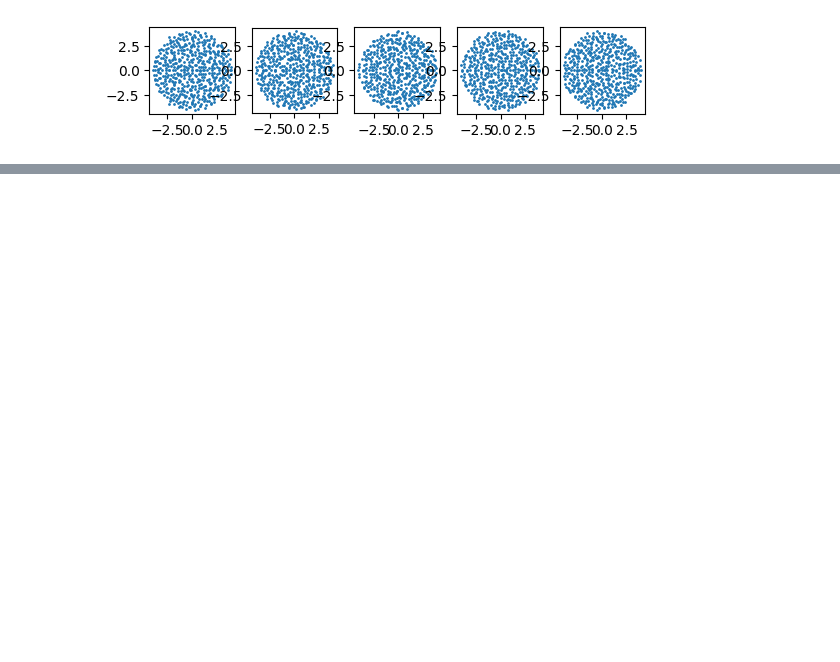
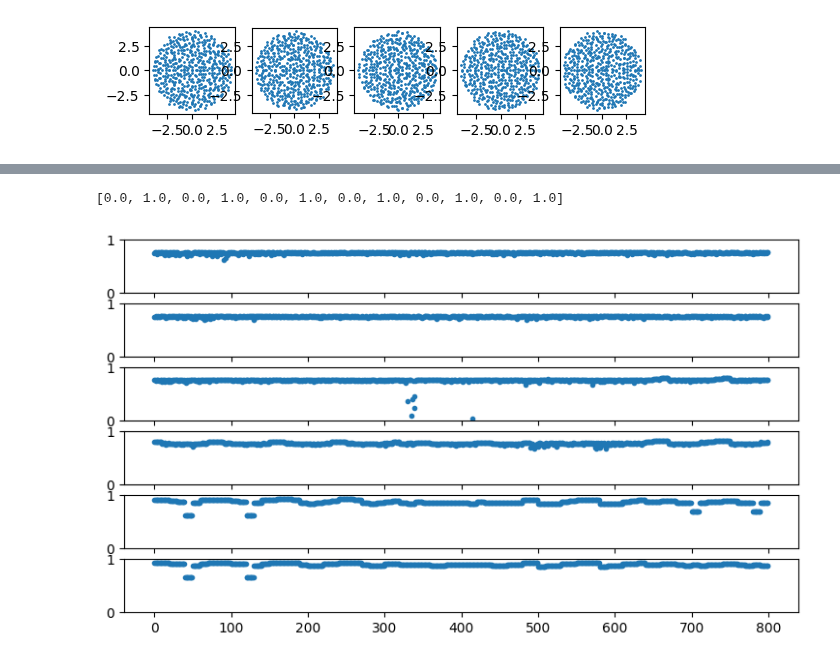
Before and after one commit to zhaoz0314/random-EI, a Jupyter notebook: pseudospatial/modes/4_4-4_0.1.ipynb, the cells around one changed output, grey strips where cells are left out. Saved outputs shown, nothing was run; the diff lists cells and outputs as text; code cells hidden in the pictures; blank space fills up the shorter version.

```diff
--- a/pseudospatial/modes/4_4-4_0.1.ipynb
+++ b/pseudospatial/modes/4_4-4_0.1.ipynb
@@ -217,9 +320,12 @@ print(long_bar, bar)
 # %%
 #making sure nothing is strange from the trs
 [fig, subfig_s] = plt.subplots(wave_n + 1, 1, figsize = (9, 5))
-subfig_s[0].plot(tr_s_free[..., -1].flatten(), label = 0.,
+subfig_s[0].plot(tr_s_free.flatten(), label = 0.,
                  marker='.', linestyle='')
 for wave_idx in range(wave_n):
-  subfig_s[wave_idx + 1].plot(tr_s[:, wave_idx, ..., -1].flatten(), label = amp_s[wave_idx, 0],
+  subfig_s[wave_idx + 1].plot(tr_s[:, wave_idx].flatten(), label = amp_s[wave_idx, 0],
                               marker='.', linestyle='')
 plt.setp(subfig_s, ylim=(0,1))
+# %% [output]
+[0.0, 1.0, 0.0, 1.0, 0.0, 1.0, 0.0, 1.0, 0.0, 1.0, 0.0, 1.0]
+[figure, added]
```
Also changed, not shown: parts of 15 cells of this notebook, 5 other files.
